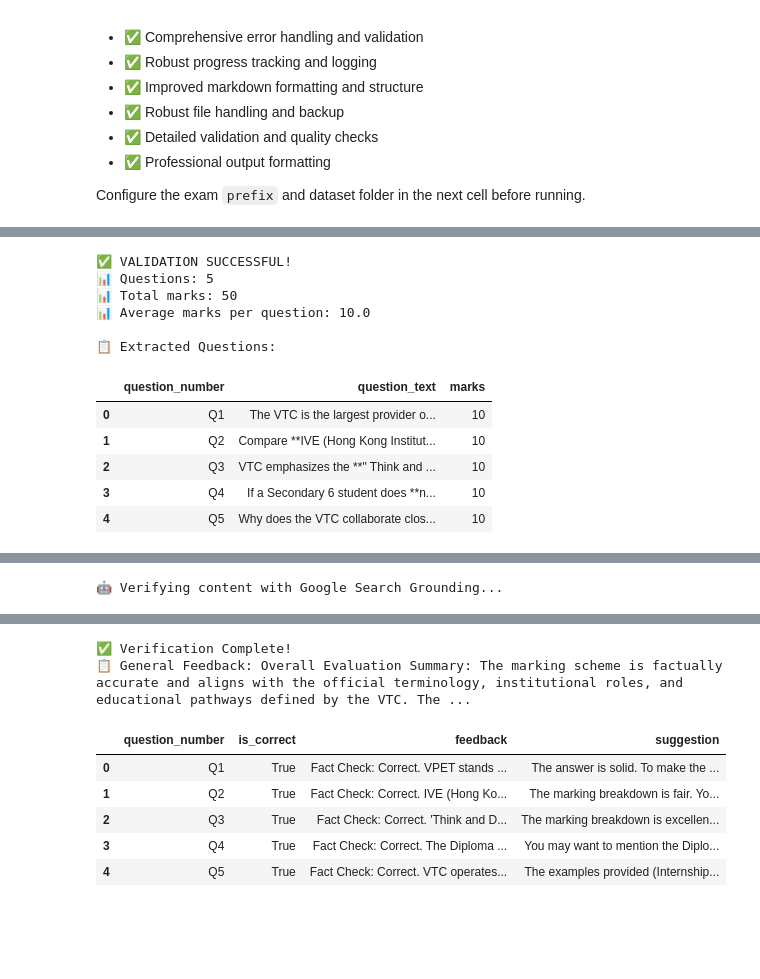
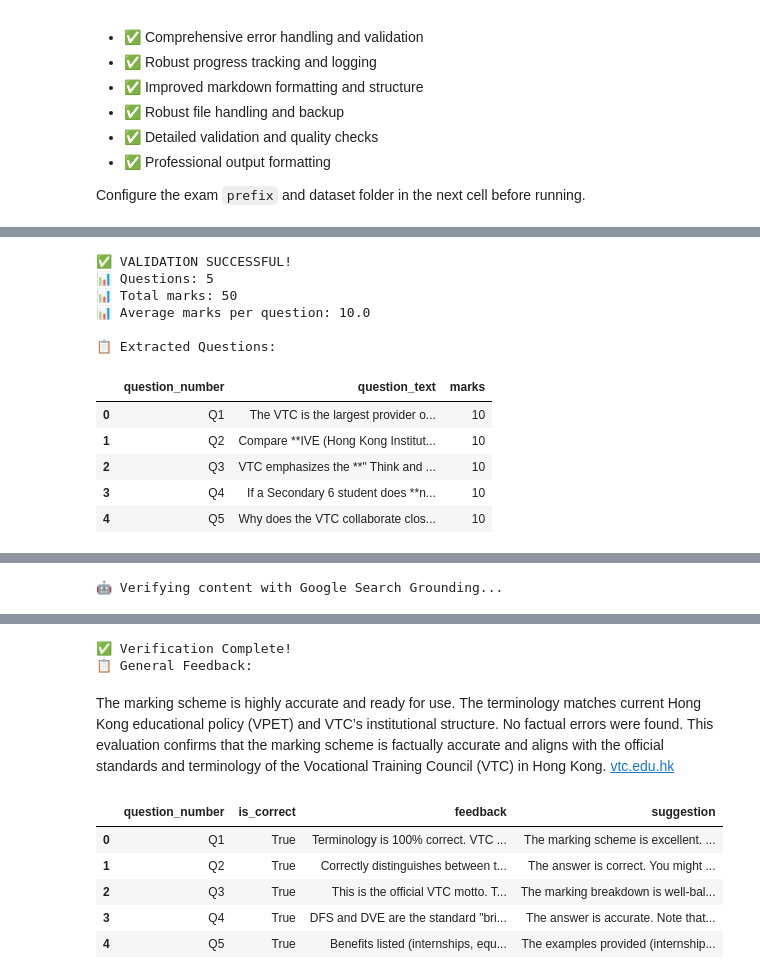
Before and after one commit to wongcyrus/gemini-handwriting-grader, a Jupyter notebook: notebbooks/step2_generate_marking_scheme_excel.ipynb, the cells around one changed output, grey strips where cells are left out. Cells and saved outputs as stored; diff of their text form; code cells hidden in the pictures; blank space fills up the shorter version.

Commit message:
Update Word doc structure and README.

```diff
--- a/notebbooks/step2_generate_marking_scheme_excel.ipynb
+++ b/notebbooks/step2_generate_marking_scheme_excel.ipynb
@@ -280,7 +355,9 @@ try:
     # Display Verification Results
     print(f"\n✅ Verification Complete!")
     if verification_general_feedback:
-        print(f"📋 General Feedback: {verification_general_feedback}\n")
+        print("📋 General Feedback:")
+        display(Markdown(verification_general_feedback))
+        print("\n")
 
     if verification_items:
         v_df = pd.DataFrame(verification_items)
@@ -323,11 +400,12 @@ except Exception as e:
 ✅ Verification Complete!
-📋 General Feedback: Overall Evaluation Summary: The marking scheme is factually accurate and aligns with the official terminology, institutional roles, and educational pathways defined by the VTC. The ...
+📋 General Feedback:
+The marking scheme is highly accurate and ready for use. The terminology matches current Hong Kong educational policy (VPET) and VTC’s institutional structure. No factual errors were found. This evaluation confirms that the marking scheme is factually accurate and aligns with the official standards and terminology of the Vocational Training Council (VTC) in Hong Kong. [vtc.edu.hk](https://vertexaisearch.cloud.google.com/grounding-api-redirect/AUZIYQGfYjWT3BilK0Z-osBdBJkrXPQjTZDsS96PhghiYYnUHdoFpqFUpVSQHZDE4dIKCXYhvEE8x1Z4-BwC-kdHBBBLMTaY8h9bLVoJhUOxj-2i2_Jt848kCldR_bb5ZQ3CyZuT4EUrO9Yj)
 |  | question_number | is_correct | feedback | suggestion |
-| 0 | Q1 | True | Fact Check: Correct. VPET stands ... | The answer is solid. To make the ... |
-| 1 | Q2 | True | Fact Check: Correct. IVE (Hong Ko... | The marking breakdown is fair. Yo... |
-| 2 | Q3 | True | Fact Check: Correct. 'Think and D... | The marking breakdown is excellen... |
-| 3 | Q4 | True | Fact Check: Correct. The Diploma ... | You may want to mention the Diplo... |
-| 4 | Q5 | True | Fact Check: Correct. VTC operates... | The examples provided (Internship... |
+| 0 | Q1 | True | Terminology is 100% correct. VTC ... | The marking scheme is excellent. ... |
+| 1 | Q2 | True | Correctly distinguishes between t... | The answer is correct. You might ... |
+| 2 | Q3 | True | This is the official VTC motto. T... | The marking breakdown is well-bal... |
+| 3 | Q4 | True | DFS and DVE are the standard "bri... | The answer is accurate. Note that... |
+| 4 | Q5 | True | Benefits listed (internships, equ... | The examples provided (internship... |
 # %%
 # Robust Excel export with comprehensive formatting and backup
 def create_excel_report(df, marking_scheme_excel_file, total_questions, total_marks, verification_df=None, verification_feedback=""):
```
Also changed, not shown: parts of 6 cells of this notebook, 5 other files.
